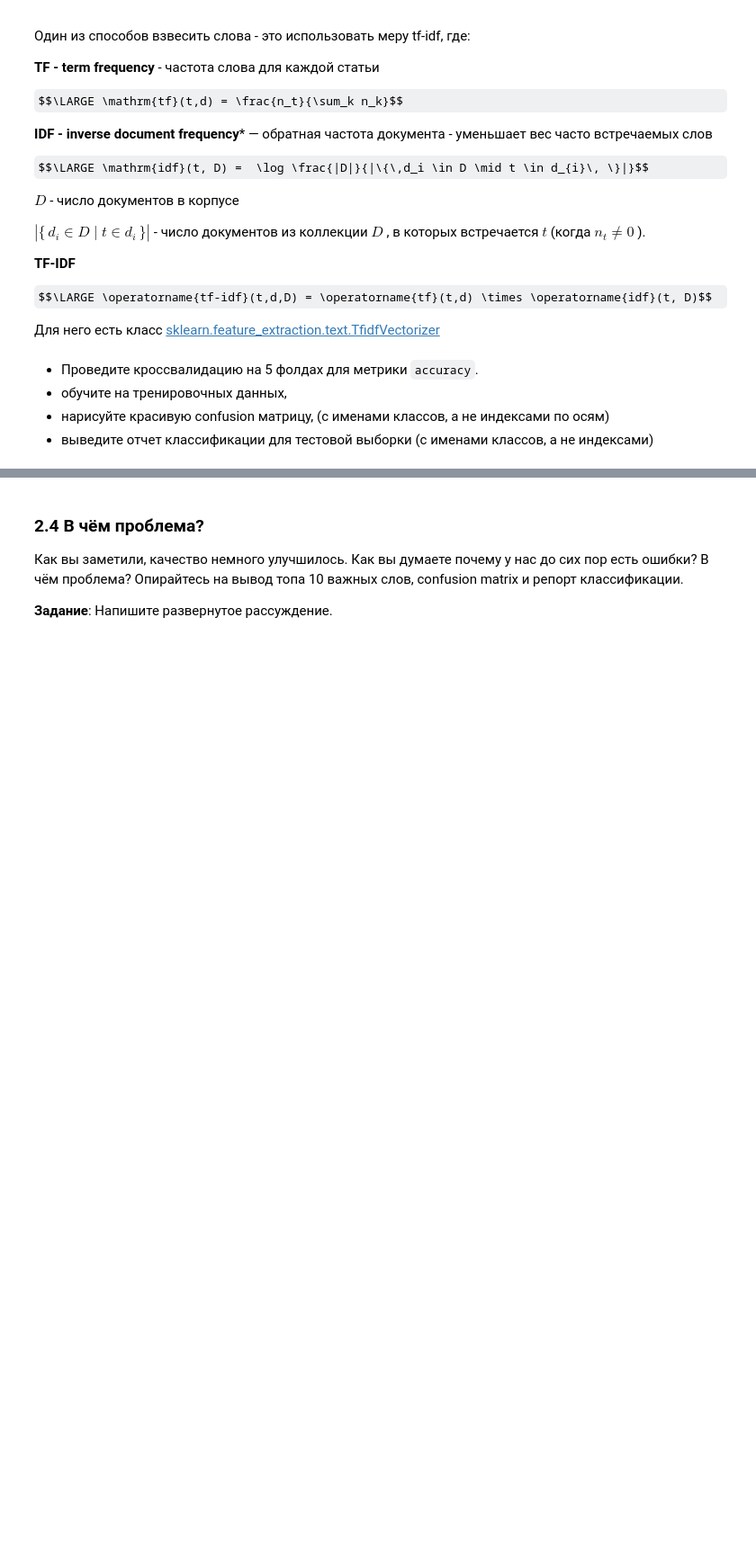
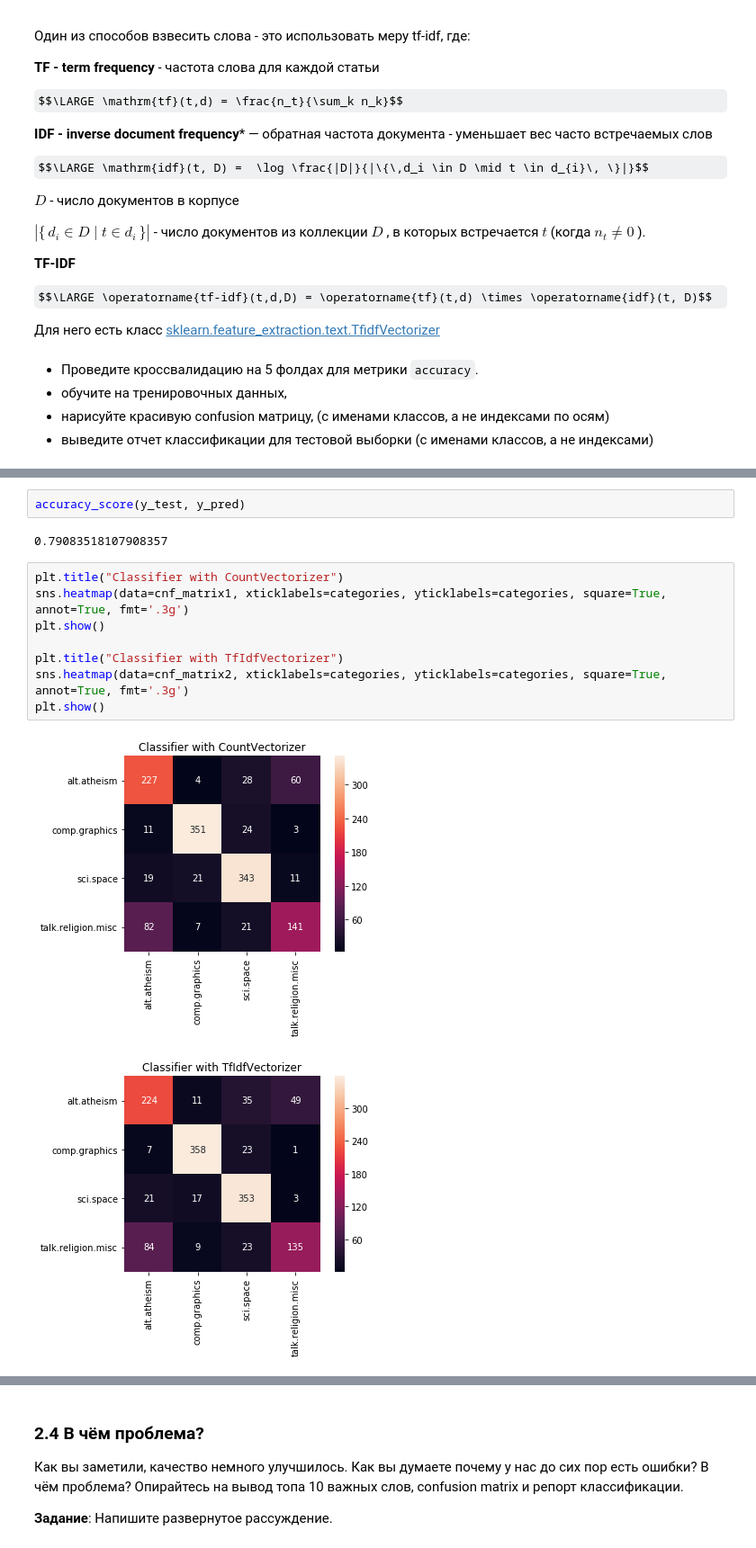
Before and after one commit to nizhikebinesi/ml-course-7bits-solutions, a Jupyter notebook: 2017-fall/homeworks/06-01-classification.ipynb, the cells around one changed output, grey strips where cells are left out. Shown: that part at 90% size. Drawn from its saved outputs; the diff is of its cells as text; some formulas as TeX source; blank space fills up the shorter version.

```diff
--- a/2017-fall/homeworks/06-01-classification.ipynb
+++ b/2017-fall/homeworks/06-01-classification.ipynb
@@ -284,0 +491,15 @@ show_top10(clf, vec, newsgroups_train.target_names)
+# %%
+accuracy_score(y_test, y_pred)
+# %% [output]
+0.79083518107908357
+# %%
+plt.title("Classifier with CountVectorizer")
+sns.heatmap(data=cnf_matrix1, xticklabels=categories, yticklabels=categories, square=True, annot=True, fmt='.3g')
+plt.show()
+
+plt.title("Classifier with TfIdfVectorizer")
+sns.heatmap(data=cnf_matrix2, xticklabels=categories, yticklabels=categories, square=True, annot=True, fmt='.3g')
+plt.show()
+# %% [output]
+[figure, added]
+[figure, added]
```
Also changed, not shown: parts of 47 cells of this notebook.
